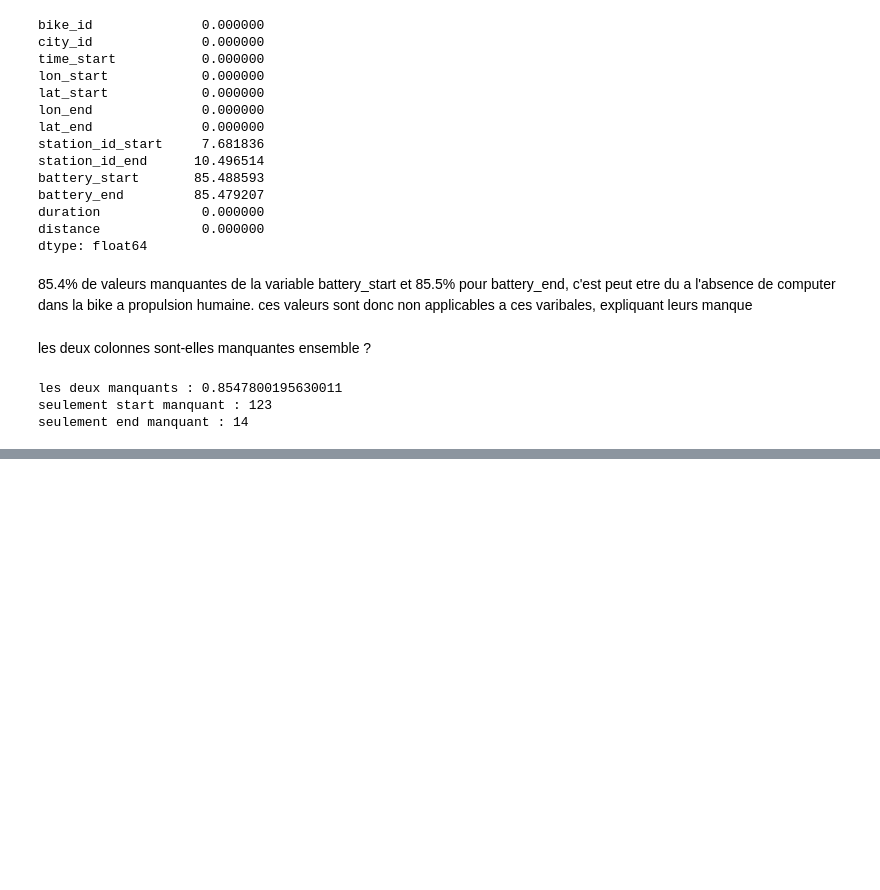
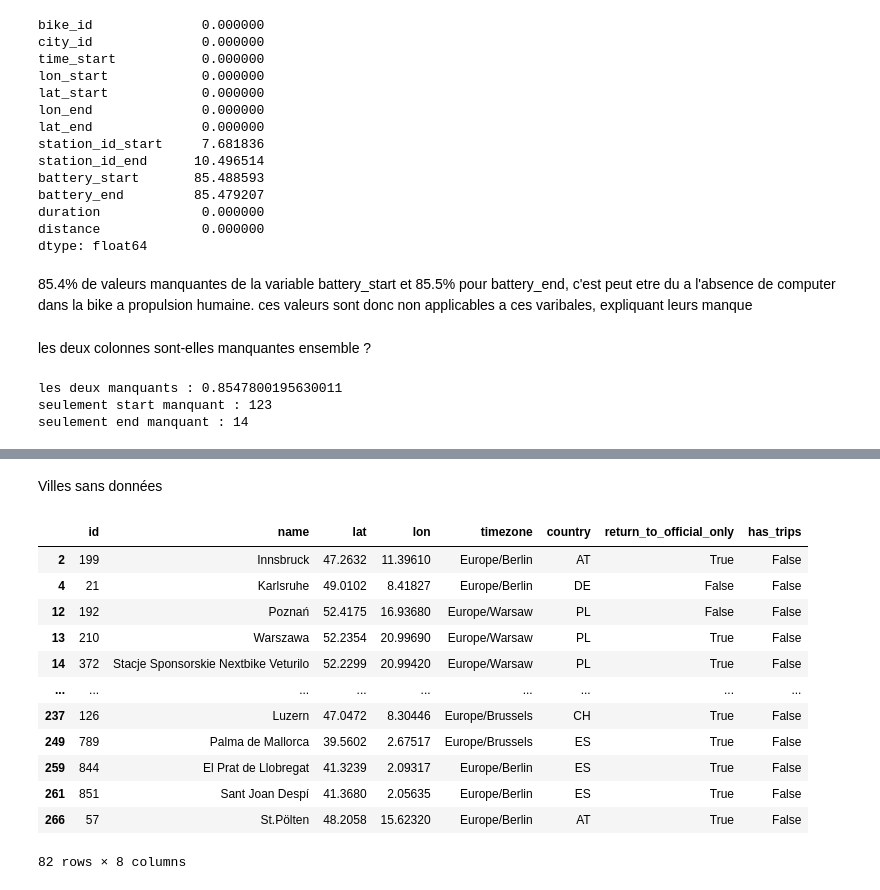
Before and after one commit to Fati349/FML-Challenge, a Jupyter notebook: notebooks/01_exploration.ipynb, the cells around one changed output, grey strips where cells are left out. Drawn from its saved outputs; the diff is of its cells as text; code cells hidden in the pictures; blank space fills up the shorter version.

```diff
--- a/notebooks/01_exploration.ipynb
+++ b/notebooks/01_exploration.ipynb
@@ -273,0 +360,20 @@ seulement end manquant : 14
+# %% [markdown]
+Villes sans données
+# %%
+trips = pd.read_csv("../data/raw/trips_small.csv", usecols=["city_id"])
+cities["has_trips"] = cities["id"].isin(trips["city_id"])
+cities[~cities["has_trips"]]
+# %% [output]
+|  | id | name | lat | lon | timezone | country | return_to_official_only | has_trips |
+| 2 | 199 | Innsbruck | 47.2632 | 11.39610 | Europe/Berlin | AT | True | False |
+| 4 | 21 | Karlsruhe | 49.0102 | 8.41827 | Europe/Berlin | DE | False | False |
+| 12 | 192 | Poznań | 52.4175 | 16.93680 | Europe/Warsaw | PL | False | False |
+| 13 | 210 | Warszawa | 52.2354 | 20.99690 | Europe/Warsaw | PL | True | False |
+| 14 | 372 | Stacje Sponsorskie Nextbike Veturilo | 52.2299 | 20.99420 | Europe/Warsaw | PL | True | False |
+| ... | ... | ... | ... | ... | ... | ... | ... | ... |
+| 237 | 126 | Luzern | 47.0472 | 8.30446 | Europe/Brussels | CH | True | False |
+| 249 | 789 | Palma de Mallorca | 39.5602 | 2.67517 | Europe/Brussels | ES | True | False |
+| 259 | 844 | El Prat de Llobregat | 41.3239 | 2.09317 | Europe/Berlin | ES | True | False |
+| 261 | 851 | Sant Joan Despí | 41.3680 | 2.05635 | Europe/Berlin | ES | True | False |
+| 266 | 57 | St.Pölten | 48.2058 | 15.62320 | Europe/Berlin | AT | True | False |
+82 rows × 8 columns
```
Also changed, not shown: parts of 10 cells of this notebook.
